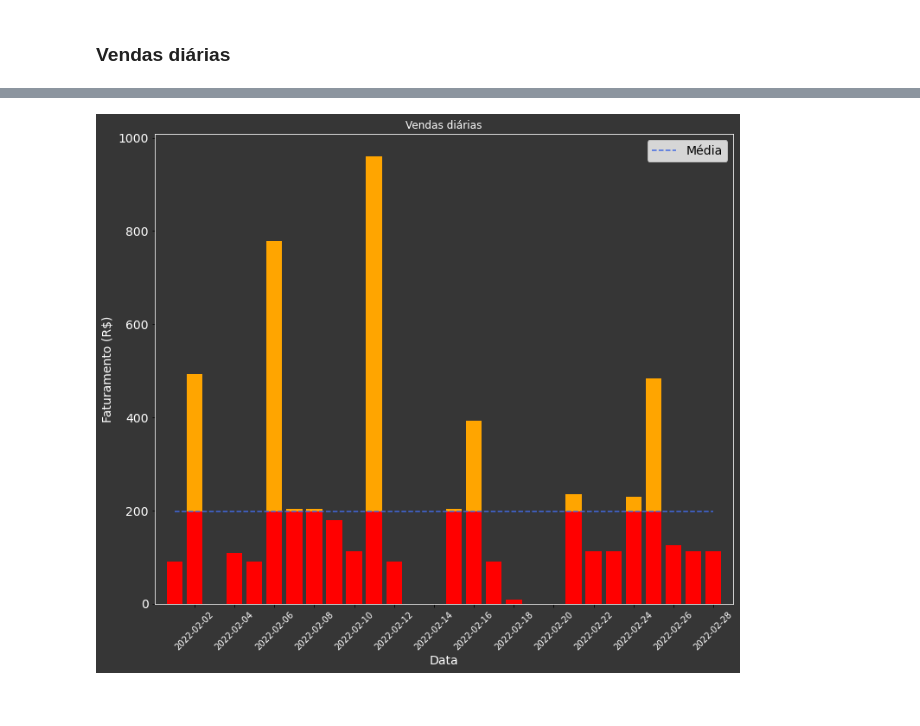
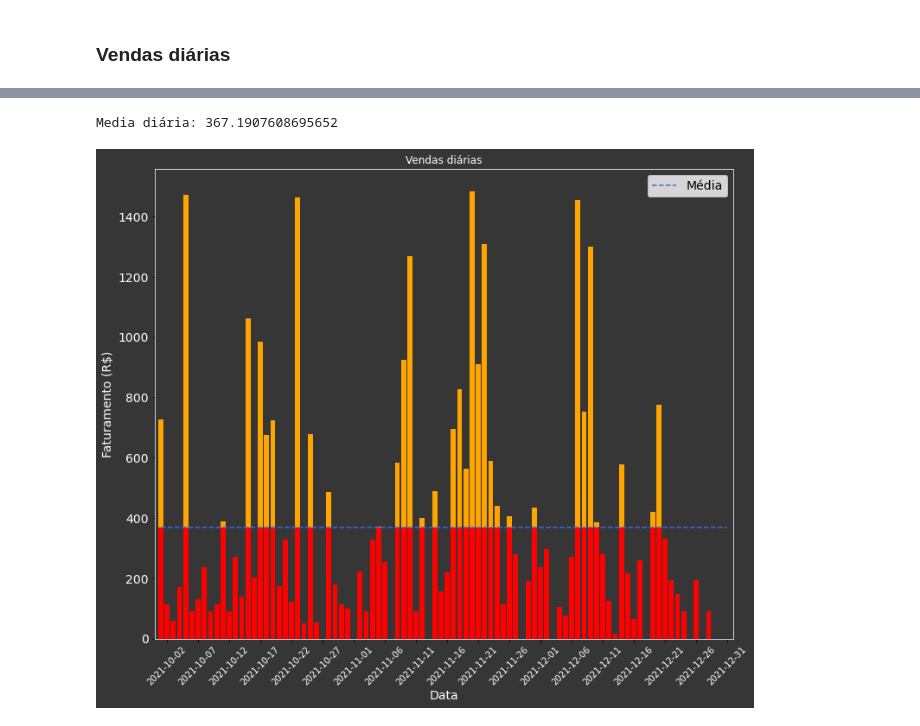
Before and after one commit to GCPeppe/loja-anonimizada, a Jupyter notebook: Business-analytics.ipynb, the cells around one changed output, grey strips where cells are left out. Drawn from its saved outputs; the diff is of its cells as text; code cells hidden in the pictures.

```diff
--- a/Business-analytics.ipynb
+++ b/Business-analytics.ipynb
@@ -15,6 +12,6 @@ pedidos = pd.read_csv('planilhas/dados_anon.csv', encoding='utf8')
 br_mun = pd.read_csv('BR_MUN.csv', sep=';')
 # %%
-def padronizacao_dados_geo(df=pedidos):
+def padronizacao_dados_geo(df):
     df['Cidade'] = df['Cidade'].str.upper() #remove caracteres especiais e joga tudo para maiúsculo
     carac_sub = {'Á':'A', 'À': 'A', 'Ã': 'A', 'Â': 'A',
                  'É': 'E', 'Ê': 'E', 'Í': 'I', 'Ó': 'O',
@@ -54,7 +54,12 @@ mostra_faturamento('2022-02-01', '2022-02-28')
 # %%
-def planilha_vendas(df=pedidos):
+def planilha_vendas(df, data_inicial=df['Data'].min(), data_final=df['Data'].max()):
+
+    data_inicial = pd.to_datetime(data_inicial)
+    data_final = pd.to_datetime(data_final)
+    df['Data'] = pd.to_datetime(df['Data'])
+    df = df[(df['Data']>=data_inicial) & (df['Data']<=data_final)]
+
     pagamento_conf = df['Status do Pagamento'] == 'Confirmado'
-
     df = df.loc[pagamento_conf]
     filtro = [x in zip(br_mun['Cidade'], br_mun['Estado']) for x in zip(df['Cidade'], df['Estado'])]
     df = df.loc[filtro] # remove distritos de muriae e evita erros
@@ -135,28 +167,29 @@ def benchmark_cidades(df=por_cidade, col='Subtotal', save=False):
 # %% [markdown]
 ### Vendas diárias
 # %%
- def vendas_por_dia(df=vendas):
-    por_dia = df.groupby('Data de pagamento').agg({'Subtotal': 'sum',
+ def vendas_df(df):
+    df = df.groupby('Data de pagamento').agg({'Subtotal': 'sum',
                                 'Desconto': 'sum',
                                 'Número do Pedido': 'count'}).rename({'Número do Pedido': 'volume'}, axis=1)
-    inicio, hoje = por_dia.index.min(), por_dia.index.max()
+    inicio, hoje = df.index.min(), df.index.max()
 
     intervalo = pd.DataFrame(data={'Data':pd.date_range(inicio, hoje)})
 
-    por_dia.reset_index(inplace=True)
+    df.reset_index(inplace=True)
 
-    por_dia['Data de pagamento'] = pd.to_datetime(por_dia['Data de pagamento'])
+    df['Data de pagamento'] = pd.to_datetime(df['Data de pagamento'])
 
-    por_dia = intervalo.merge(por_dia, right_on='Data de pagamento', left_on='Data', how='left').fillna(0)
-    por_dia.drop('Data de pagamento', axis=1, inplace=True)
-    return por_dia
+    df = intervalo.merge(df, right_on='Data de pagamento', left_on='Data', how='left').fillna(0)
+    df.drop('Data de pagamento', axis=1, inplace=True)
+    return df
 # %%
 #por_dia.drop('Data de pagamento', axis=1)
-def analise_vendas_diarias(df=por_dia, data_inicial=por_dia['Data'].min(),
-                           data_final=por_dia['Data'].max(), save=False, ticks=10):
-    registros = len(df)
+def analise_vendas_diarias(df, data_inicial=df['Data'].min(), data_final=df['Data'].max(),
+                           save=False, ticks=10):
+
     data_inicial = pd.to_datetime(data_inicial)
     data_final = pd.to_datetime(data_final)
+    df['Data'] = pd.to_datetime(df['Data'])
     df = df[(df['Data']>=data_inicial) & (df['Data']<=data_final)]
 
     media_diaria = np.mean(df['Subtotal'])
@@ -164,7 +197,6 @@ def analise_vendas_diarias(df=por_dia, data_inicial=por_dia['Data'].min(),
     abaixo_media = np.minimum(df['Subtotal'], media_diaria)
 
     plt.figure(figsize=(12, 10), facecolor='#363636'),
-
 
     ax = plt.axes()
     ax.set_title('Vendas diárias', color='white')
@@ -182,7 +214,7 @@ def analise_vendas_diarias(df=por_dia, data_inicial=por_dia['Data'].min(),
     ax.set_xlabel('Data', fontsize=14, color='white')
     ax.set_xlim(min(df['Data'] - timedelta(days=1)), max(df['Data']) + timedelta(days=1))
     ax.legend(fontsize=14)
-    print('')
+    print(f'Media diária: {media_diaria}')
 
     if save:
         plt.savefig(f'graficos/vendas_diarias_{data_inicial.date()}a{data_final.date()}.png')
@@ -280,6 +275,8 @@ benchmark_regioes(por_estado, col='Subtotal')
 # %%
-por_dia = pedidos.pipe(padronizacao_dados_geo).pipe(planilha_vendas).pipe(vendas_por_dia)
-analise_vendas_diarias(df=por_dia, data_inicial='2022-02-01', data_final='2022-02-28', ticks=2, save=True)
+(df.pipe(padronizacao_dados_geo)
+ .pipe(planilha_vendas).pipe(vendas_df)
+ .pipe(analise_vendas_diarias, data_inicial='2021-10-01', data_final='2021-12-31', ticks=5, save=True))
 # %% [output]
+Media diária: 367.1907608695652
-[figure, old version]
+[figure, new version]
 # %%
```
Also changed, not shown: parts of 20 cells of this notebook.
